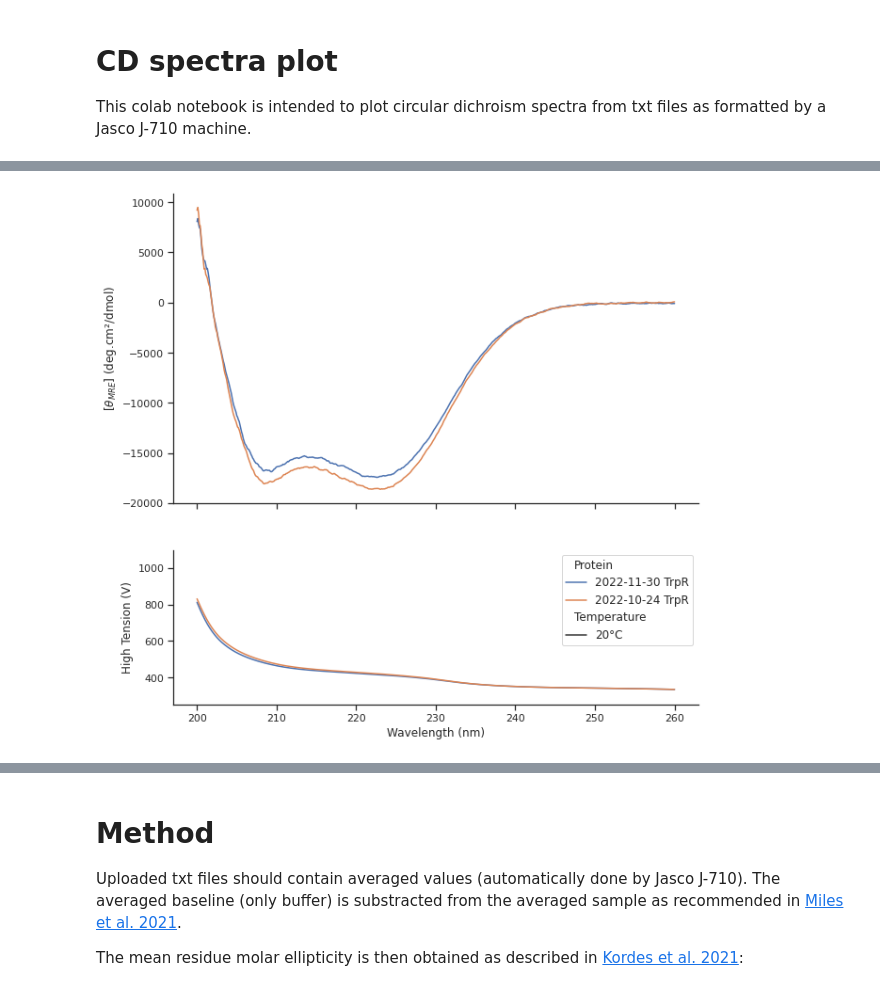
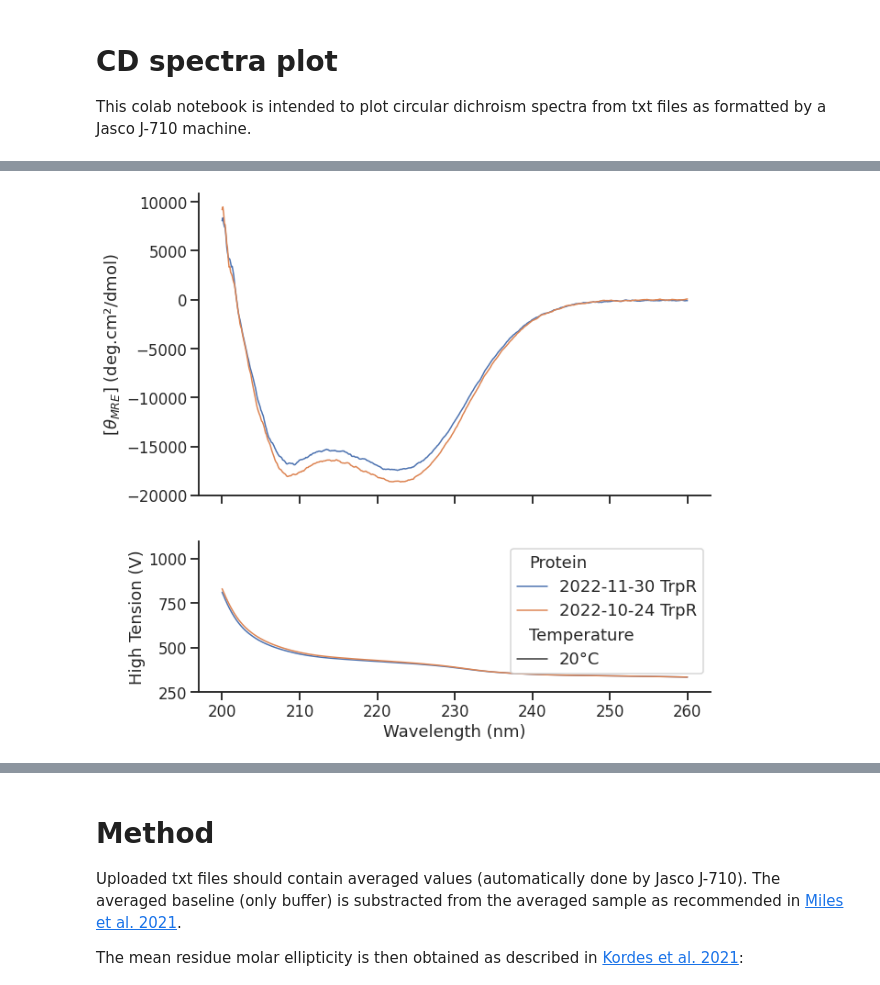
Before and after one commit to OLaprevote/experiment-utilities, a Jupyter notebook: plot_cd.ipynb, the cells around one changed output, grey strips where cells are left out. Saved outputs shown, nothing was run; the diff lists cells and outputs as text; code cells hidden in the pictures.

Commit message:
Add seaborn context for CD

```diff
--- a/plot_cd.ipynb
+++ b/plot_cd.ipynb
@@ -214,7 +218,8 @@ if high_tension_cut:
 
 # Plot parameters
 sns.set_theme(style='ticks')
-#sns.set_context('talk')
+context = "talk" #@param ["paper", "notebook", "talk", "poster"]
+sns.set_context(context)
 
 plt.rcParams['savefig.dpi'] = 75
 plt.rcParams['text.latex.preamble'] = r'\usepackage{subdepth} \usepackage{amsmath}'
@@ -222,34 +227,34 @@ plt.rcParams['figure.autolayout'] = False
 #plt.rcParams['figure.figsize'] = 10, 6
 #plt.rcParams['axes.labelsize'] = 16
 #plt.rcParams['axes.titlesize'] = 16
 #plt.rcParams['font.size'] = 16
 plt.rcParams['lines.linewidth'] = 1.5
 plt.rcParams['lines.markersize'] = 3
 
 
 if plot_high_tension:
     fig, ax = plt.subplots(2, figsize=(10, 10), sharex=True,
                       gridspec_kw={'height_ratios': [2, 1]})
 
     # Plot CD
     params = dict(x='Wavelength (nm)', data=df_all, hue='Protein', style='Temperature')
     sns.lineplot(**params, y='θ_MRE (deg.cm²/dmol)', ax=ax[0], legend=False)
     ax[0].set_ylabel('[$θ_{MRE}$] (deg.cm²/dmol)') # Mean residue molar ellipticity
 
     # Plot High Tension
     sns.lineplot(**params, y='HT (V)', ax=ax[1])
     ax[1].set_ylim(bottom=250, top=1100)
     ax[1].set_ylabel('High Tension (V)')
 else:
     # Plot CD
     params = dict(x='Wavelength (nm)', data=df_all, hue='Protein', style='Temperature')
     ax = sns.lineplot(**params, y='θ_MRE (deg.cm²/dmol)', legend=False)
     ax.set_ylabel('[$θ_{MRE}$] (deg.cm²/dmol)') # Mean residue molar ellipticity
     fig = ax.figure
 
 sns.despine()
 # %% [output]
-[figure, old version]
+[figure, new version]
 # %%
 #@title Download graph
 format = 'pdf' #@param ['emf', 'eps', 'pdf', 'png', 'ps', 'raw', 'rgba', 'svg', 'svgz']
```
Also changed, not shown: parts of 1 cell of this notebook.
